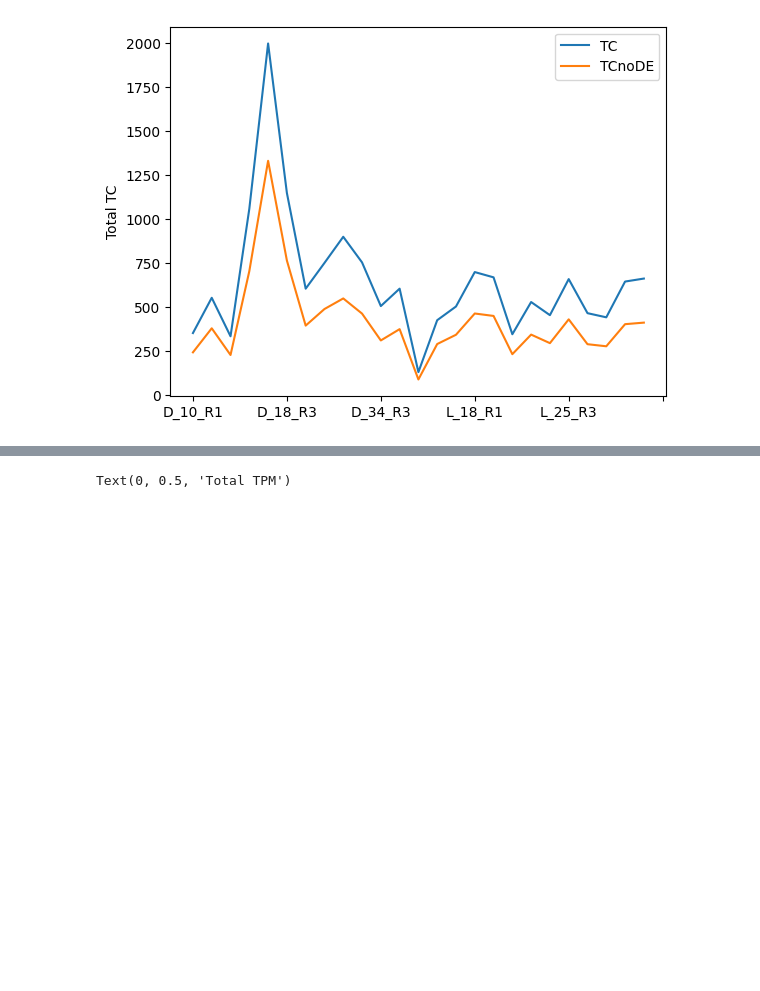
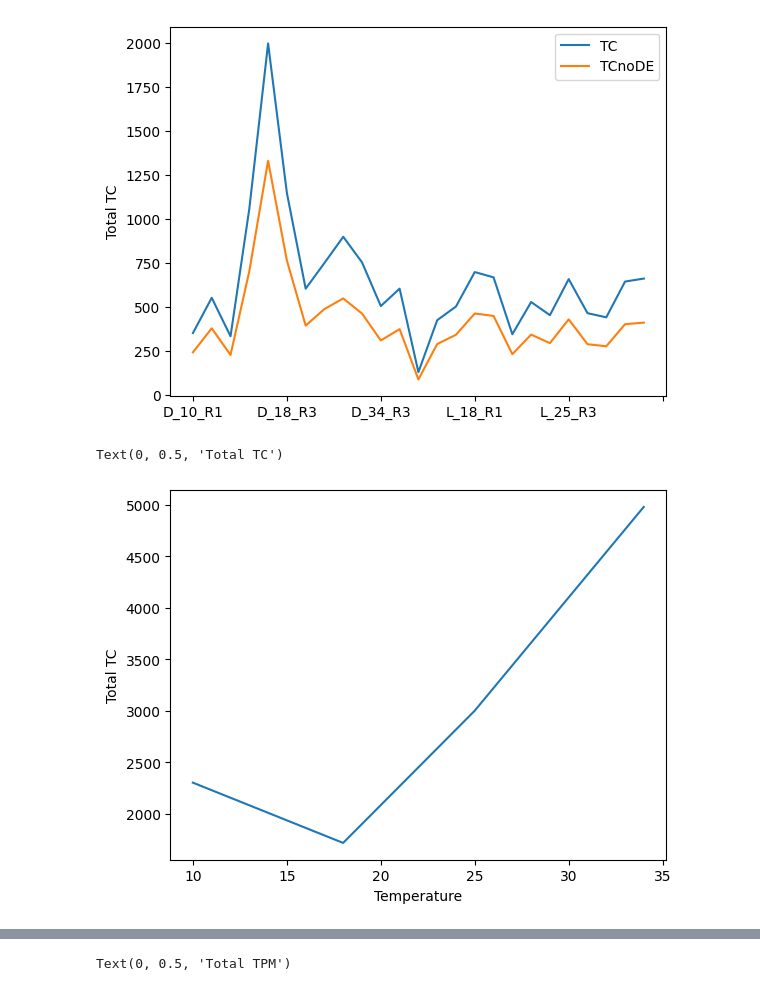
Before and after one commit to Robaina/Dokdonia, a Jupyter notebook: dokdonia_meeting.ipynb, the cells around one changed output, grey strips where cells are left out. Saved outputs shown, nothing was run; the diff lists cells and outputs as text; code cells hidden in the pictures; blank space fills up the shorter version.

```diff
--- a/dokdonia_meeting.ipynb
+++ b/dokdonia_meeting.ipynb
@@ -175,3 +210,19 @@ ax.set_ylabel("Total TC")
 # %% [output]
 Text(0, 0.5, 'Total TC')
 [figure]
+# %%
+TC_no18 = TC.drop(columns=[col for col in TC.columns if 'D_18' in col])
+TC_L = TC.drop(columns=[col for col in TC.columns if 'D_' in col])
+# %%
+df_long_TC = TC_no18.melt(var_name='Column', value_name='Value')
+df_long_TC['Temperature'] = df_long_TC['Column'].str.extract('_(\d+)_')
+df_long_TC['Temperature'] = pd.to_numeric(df_long_TC['Temperature'])
+
+grouped_TC = df_long_TC.groupby('Temperature')['Value']
+mean_values_TC = grouped_TC.sum()
+
+ax = mean_values_TC.plot()
+ax.set_ylabel("Total TC")
+# %% [output]
+Text(0, 0.5, 'Total TC')
+[figure, added]
```
Also changed, not shown: parts of 27 cells of this notebook, 15 other files.
